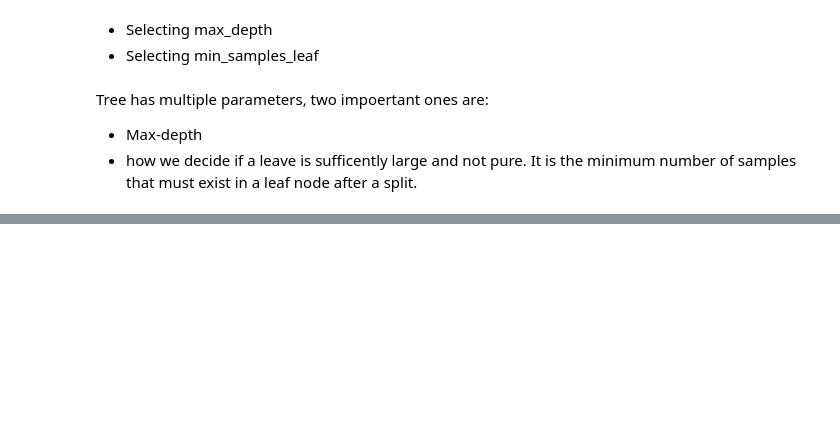
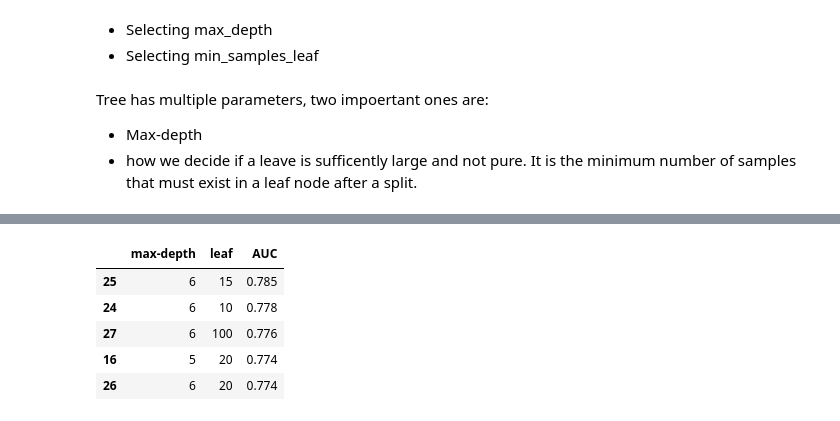
Before and after one commit to skykmar02/Credit-Risk-Scoring, a Jupyter notebook: 06_Credit_risk_scoring.ipynb, the cells around one changed output, grey strips where cells are left out. Cells and saved outputs as stored; diff of their text form; code cells hidden in the pictures; blank space fills up the shorter version.

```diff
--- a/06_Credit_risk_scoring.ipynb
+++ b/06_Credit_risk_scoring.ipynb
@@ -374,0 +449,9 @@ DecisionTreeClassifier
+# %%
+df_scores.sort_values(by = 'AUC', ascending = False).head()
+# %% [output]
+|  | max-depth | leaf | AUC |
+| 25 | 6 | 15 | 0.785 |
+| 24 | 6 | 10 | 0.778 |
+| 27 | 6 | 100 | 0.776 |
+| 16 | 5 | 20 | 0.774 |
+| 26 | 6 | 20 | 0.774 |
```
Also changed, not shown: parts of 12 cells of this notebook, 2 other files.
